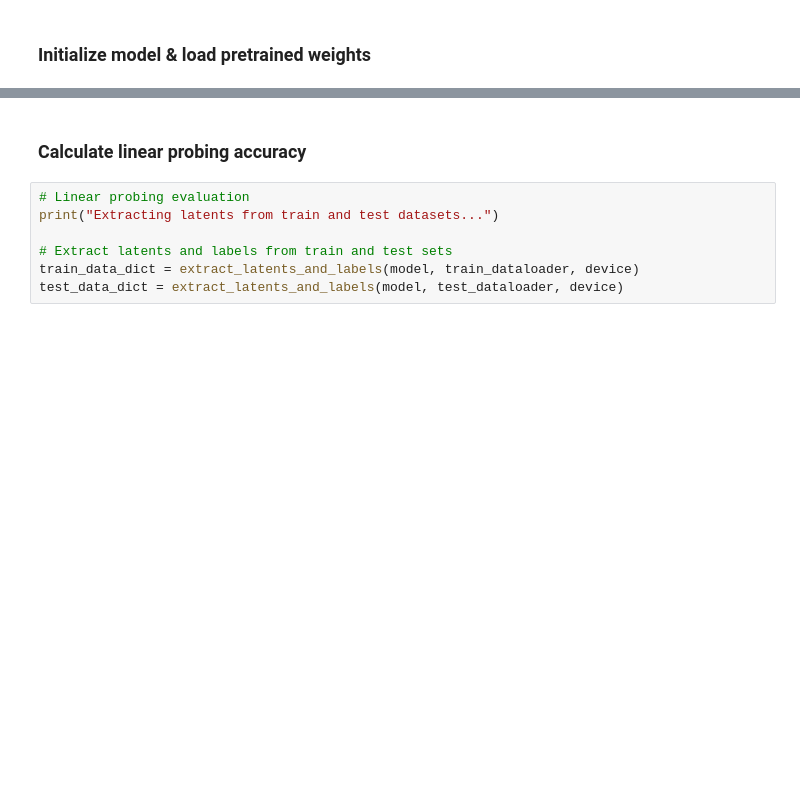
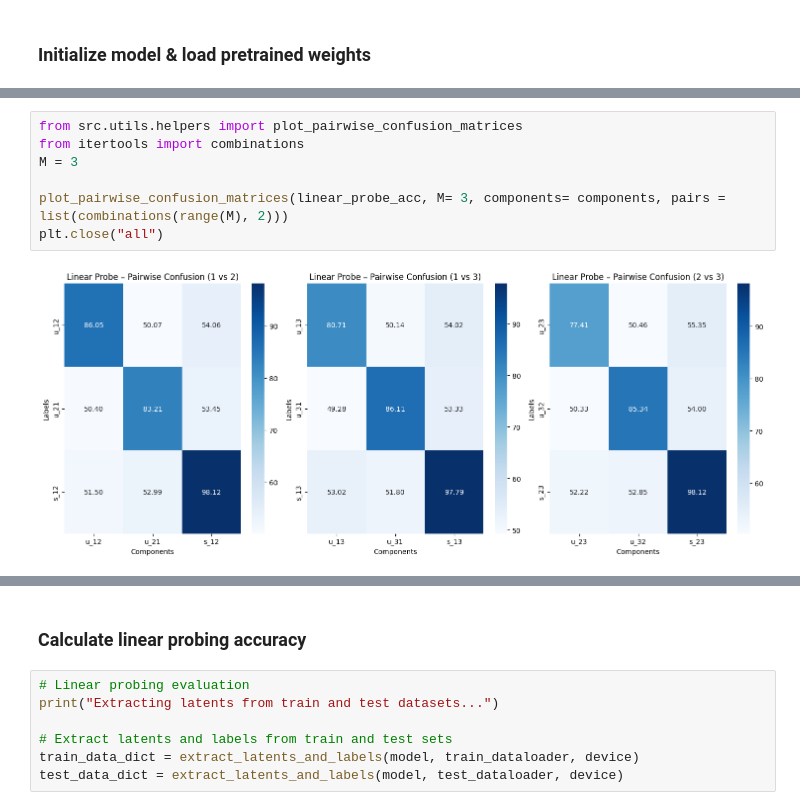
Before and after one commit to Vascorn/RePercENT, a Jupyter notebook: notebooks/repercent_synthetic.ipynb, the cells around one changed output, grey strips where cells are left out. Saved outputs shown, nothing was run; the diff lists cells and outputs as text; blank space fills up the shorter version.

```diff
--- a/notebooks/repercent_synthetic.ipynb
+++ b/notebooks/repercent_synthetic.ipynb
@@ -93,0 +195,9 @@ model.load_state_dict(loaded_checkpoint['model_state_dict'])
+# %%
+from src.utils.helpers import plot_pairwise_confusion_matrices
+from itertools import combinations
+M = 3
+
+plot_pairwise_confusion_matrices(linear_probe_acc, M= 3, components= components, pairs = list(combinations(range(M), 2)))
+plt.close("all")
+# %% [output]
+[figure, added]
```
Also changed, not shown: parts of 13 cells of this notebook, 12 other files.
